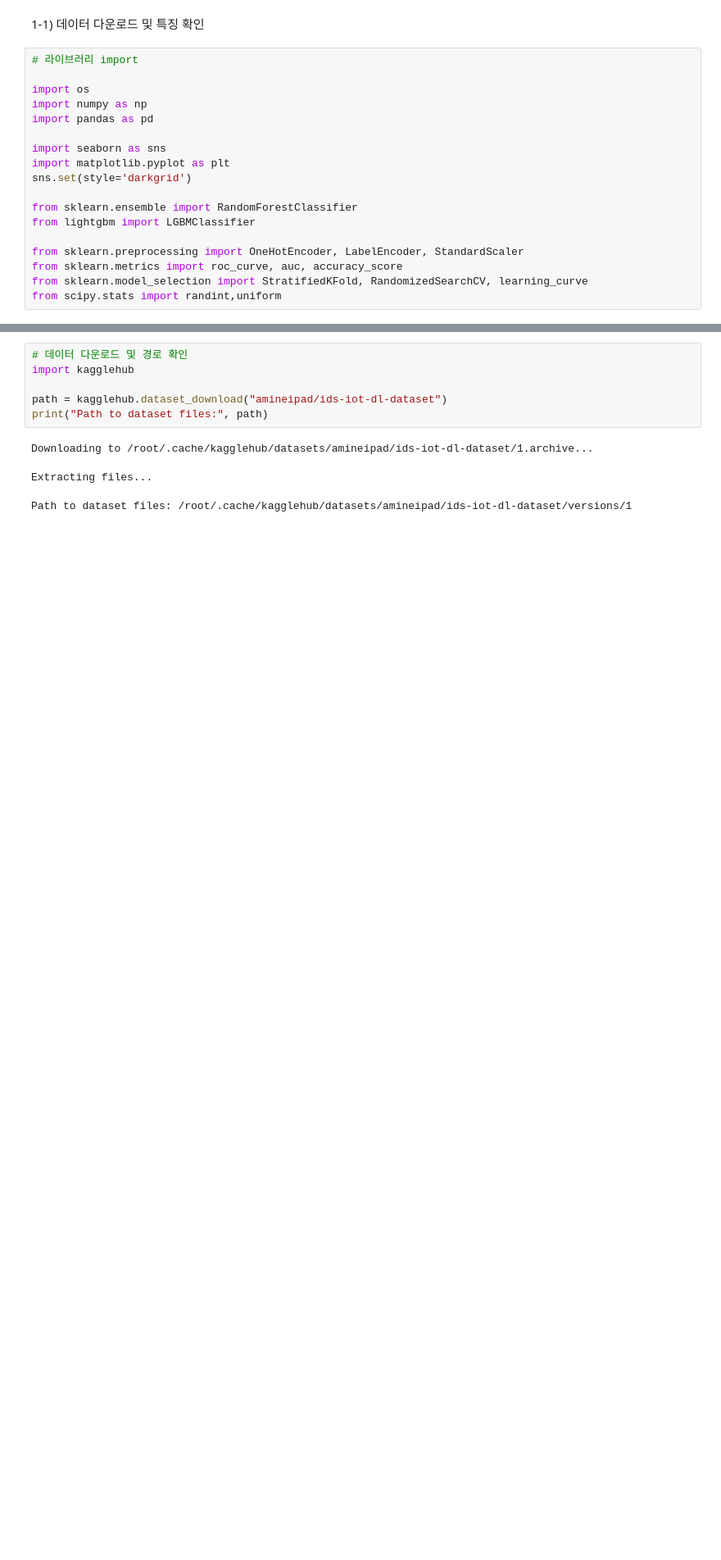
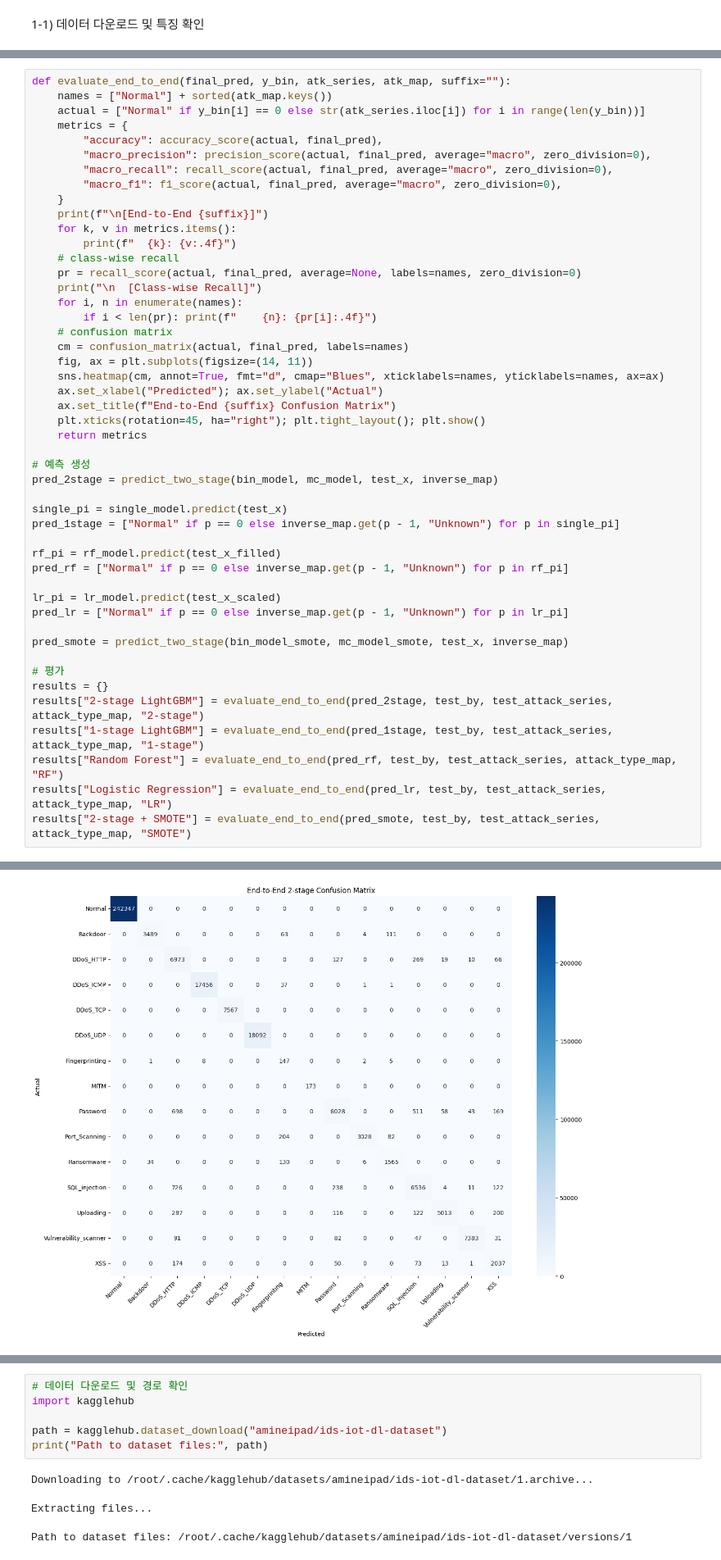
Before and after one commit to yuchanleee/iot-ids-ml, a Jupyter notebook: Ids.ipynb, the cells around one changed output, grey strips where cells are left out. Shown at 82% size. Drawn from its saved outputs; the diff is of its cells as text; blank space fills up the shorter version.

```diff
--- a/Ids.ipynb
+++ b/Ids.ipynb
@@ -5,20 +407,2 @@
 # %% [markdown]
 1-1) 데이터 다운로드 및 특징 확인
-# %%
-# 라이브러리 import
-
-import os
-import numpy as np
-import pandas as pd
-
-import seaborn as sns
-import matplotlib.pyplot as plt
-sns.set(style='darkgrid')
-
-from sklearn.ensemble import RandomForestClassifier
-from lightgbm import LGBMClassifier
-
-from sklearn.preprocessing import OneHotEncoder, LabelEncoder, StandardScaler
-from sklearn.metrics import roc_curve, auc, accuracy_score
-from sklearn.model_selection import StratifiedKFold, RandomizedSearchCV, learning_curve
-from scipy.stats import randint,uniform
@@ -24,0 +707,49 @@ from scipy.stats import randint,uniform
+# %%
+def evaluate_end_to_end(final_pred, y_bin, atk_series, atk_map, suffix=""):
+    names = ["Normal"] + sorted(atk_map.keys())
+    actual = ["Normal" if y_bin[i] == 0 else str(atk_series.iloc[i]) for i in range(len(y_bin))]
+    metrics = {
+        "accuracy": accuracy_score(actual, final_pred),
+        "macro_precision": precision_score(actual, final_pred, average="macro", zero_division=0),
+        "macro_recall": recall_score(actual, final_pred, average="macro", zero_division=0),
+        "macro_f1": f1_score(actual, final_pred, average="macro", zero_division=0),
+    }
+    print(f"\n[End-to-End {suffix}]")
+    for k, v in metrics.items():
+        print(f"  {k}: {v:.4f}")
+    # class-wise recall
+    pr = recall_score(actual, final_pred, average=None, labels=names, zero_division=0)
+    print("\n  [Class-wise Recall]")
+    for i, n in enumerate(names):
+        if i < len(pr): print(f"    {n}: {pr[i]:.4f}")
+    # confusion matrix
+    cm = confusion_matrix(actual, final_pred, labels=names)
+    fig, ax = plt.subplots(figsize=(14, 11))
+    sns.heatmap(cm, annot=True, fmt="d", cmap="Blues", xticklabels=names, yticklabels=names, ax=ax)
+    ax.set_xlabel("Predicted"); ax.set_ylabel("Actual")
+    ax.set_title(f"End-to-End {suffix} Confusion Matrix")
+    plt.xticks(rotation=45, ha="right"); plt.tight_layout(); plt.show()
+    return metrics
+
+# 예측 생성
+pred_2stage = predict_two_stage(bin_model, mc_model, test_x, inverse_map)
+
+single_pi = single_model.predict(test_x)
+pred_1stage = ["Normal" if p == 0 else inverse_map.get(p - 1, "Unknown") for p in single_pi]
+
+rf_pi = rf_model.predict(test_x_filled)
+pred_rf = ["Normal" if p == 0 else inverse_map.get(p - 1, "Unknown") for p in rf_pi]
+
+lr_pi = lr_model.predict(test_x_scaled)
+pred_lr = ["Normal" if p == 0 else inverse_map.get(p - 1, "Unknown") for p in lr_pi]
+
+pred_smote = predict_two_stage(bin_model_smote, mc_model_smote, test_x, inverse_map)
+
+# 평가
+results = {}
+results["2-stage LightGBM"] = evaluate_end_to_end(pred_2stage, test_by, test_attack_series, attack_type_map, "2-stage")
+results["1-stage LightGBM"] = evaluate_end_to_end(pred_1stage, test_by, test_attack_series, attack_type_map, "1-stage")
+results["Random Forest"] = evaluate_end_to_end(pred_rf, test_by, test_attack_series, attack_type_map, "RF")
+results["Logistic Regression"] = evaluate_end_to_end(pred_lr, test_by, test_attack_series, attack_type_map, "LR")
+results["2-stage + SMOTE"] = evaluate_end_to_end(pred_smote, test_by, test_attack_series, attack_type_map, "SMOTE")
+# %% [output]
@@ -24,0 +773 @@ from scipy.stats import randint,uniform
+[figure, added]
```
Also changed, not shown: parts of 37 cells of this notebook.
